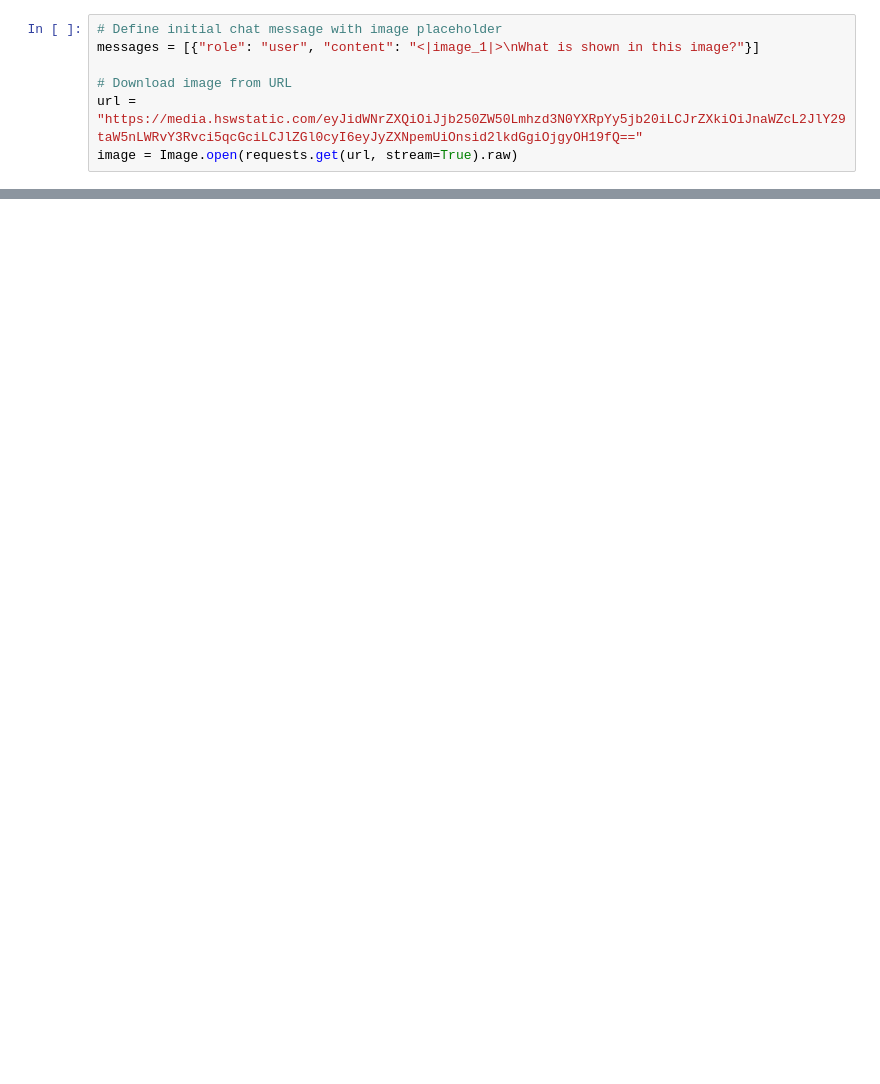
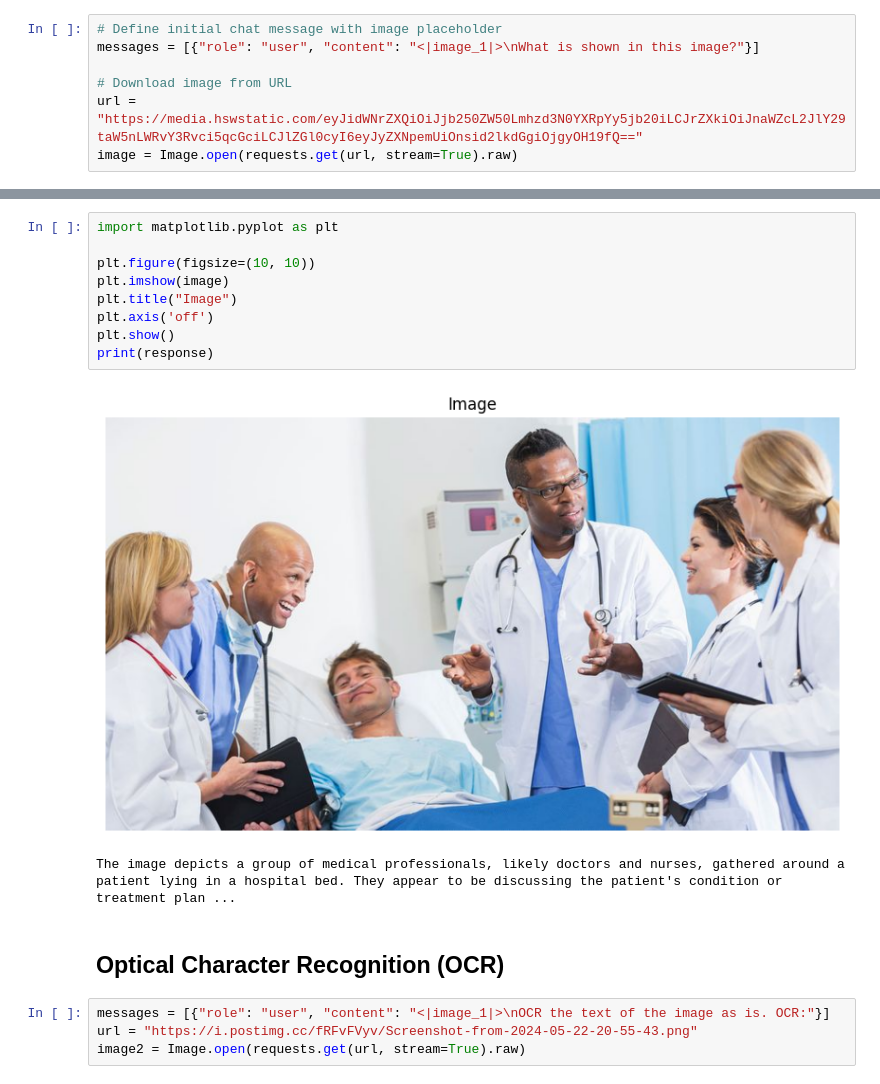
Before and after one commit to Alfred9/Exploring-LLMs, a Jupyter notebook: Visual Language Models/Vision_Language_Model.ipynb, the cells around one changed output, grey strips where cells are left out. Drawn from its saved outputs; the diff is of its cells as text; blank space fills up the shorter version.

```diff
--- a/Visual Language Models/Vision_Language_Model.ipynb
+++ b/Visual Language Models/Vision_Language_Model.ipynb
@@ -96,0 +112,18 @@ The image depicts a group of medical professionals, likely doctors and nurses, g
+# %%
+import matplotlib.pyplot as plt
+
+plt.figure(figsize=(10, 10))
+plt.imshow(image)
+plt.title("Image")
+plt.axis('off')
+plt.show()
+print(response)
+# %% [output]
+[figure, added]
+The image depicts a group of medical professionals, likely doctors and nurses, gathered around a patient lying in a hospital bed. They appear to be discussing the patient's condition or treatment plan ...
+# %% [markdown]
+## Optical Character Recognition (OCR)
+# %%
+messages = [{"role": "user", "content": "<|image_1|>\nOCR the text of the image as is. OCR:"}]
+url = "https://i.postimg.cc/fRFvFVyv/Screenshot-from-2024-05-22-20-55-43.png"
+image2 = Image.open(requests.get(url, stream=True).raw)
```
Also changed, not shown: parts of 4 cells of this notebook.
